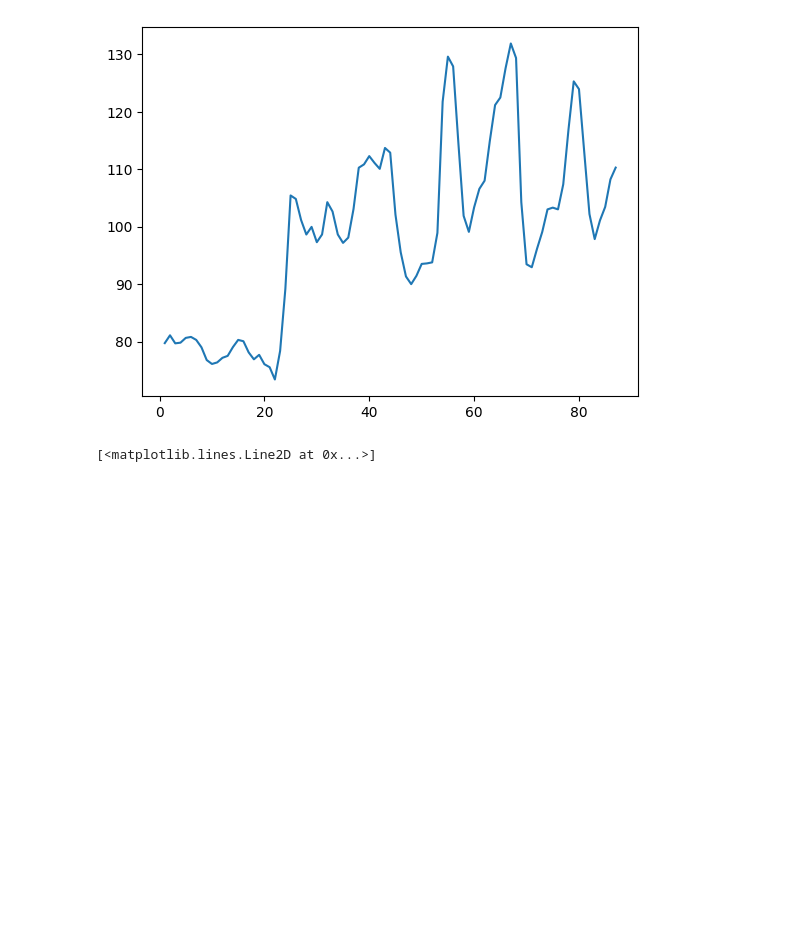
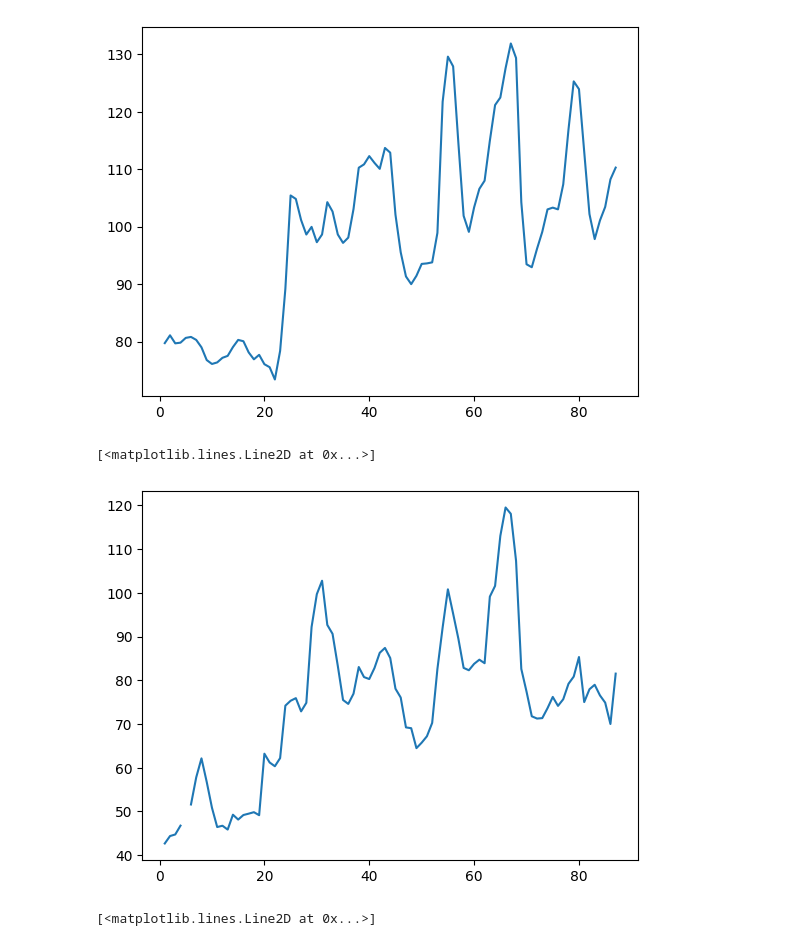
Before and after one commit to betuka1007/Ventas-de-cliente-Alura, a Jupyter notebook: Numpy.ipynb, the cells around one changed output. Cells and saved outputs as stored; diff of their text form; code cells hidden in the pictures; blank space fills up the shorter version.

```diff
--- a/Numpy.ipynb
+++ b/Numpy.ipynb
@@ -115,3 +132,0 @@ precios
-# %%
-precios = datos_transpuestos[:,1:]
-precios
@@ -171,6 +159,11 @@ Kaliningrado = precios[:,1]
 Petersburgo = precios[:,2]
 Krasnodar = precios[:,3]
 Ekaterimburgo = precios[:,4]
+# %%
+plt.plot(fechas,Kaliningrado)
+# %% [output]
+[<matplotlib.lines.Line2D at 0x...>]
+[figure, added]
 # %%
 plt.plot(fechas,Moscu)
 plt.plot(fechas,Kaliningrado)
```
Also changed, not shown: parts of 21 cells of this notebook.
